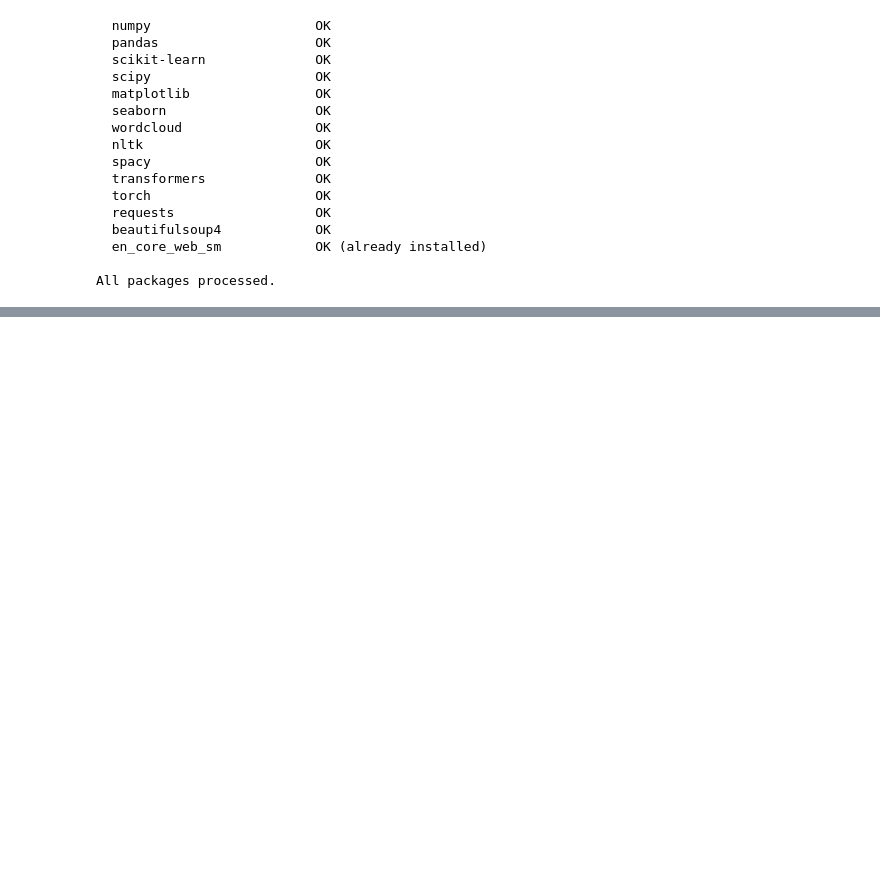
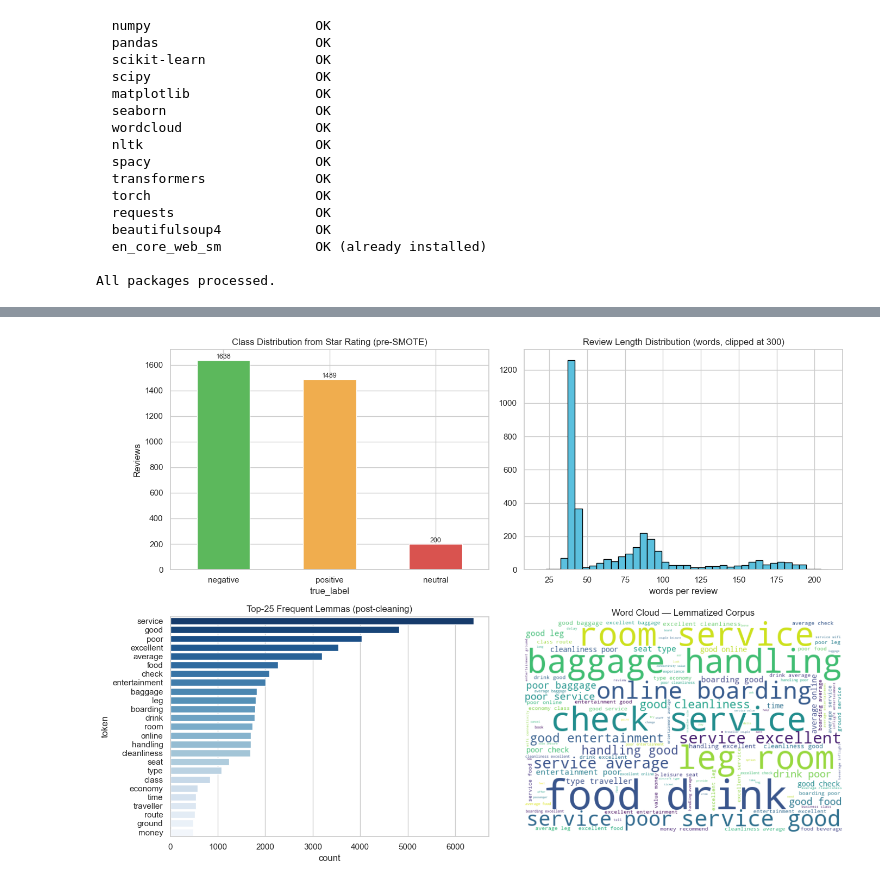
Before and after one commit to Larousse2001/SkyInsight, a Jupyter notebook: 10_NLP/airline_reviews_nlp_pipeline.ipynb, the cells around one changed output, grey strips where cells are left out. Saved outputs shown, nothing was run; the diff lists cells and outputs as text; code cells hidden in the pictures; blank space fills up the shorter version.

```diff
--- a/10_NLP/airline_reviews_nlp_pipeline.ipynb
+++ b/10_NLP/airline_reviews_nlp_pipeline.ipynb
@@ -233,0 +402,82 @@ Rows after cleaning: 3328
+# %%
+# 4b) Exploratory Data Analysis (EDA) — pre-modeling diagnostics
+import numpy as np
+import pandas as pd
+import matplotlib.pyplot as plt
+import seaborn as sns
+from collections import Counter
+from wordcloud import WordCloud
+
+sns.set_theme(style="whitegrid")
+
+# ---- VADER weak-label kept as a comparison signal (NOT the supervised target) ----
+import nltk
+nltk.download("vader_lexicon", quiet=True)
+from nltk.sentiment import SentimentIntensityAnalyzer
+_sia_eda = SentimentIntensityAnalyzer()
+
+def _quick_label(t):
+    c = _sia_eda.polarity_scores(t if isinstance(t, str) else "")["compound"]
+    if c >  0.05: return "positive"
+    if c < -0.05: return "negative"
+    return "neutral"
+
+df_all["eda_label"] = df_all["text_clean"].apply(_quick_label)
+
+# ---- TRUE labels (from star rating; the supervised target). Fallback to VADER where rating missing. ----
+if "true_label" not in df_all.columns:
+    df_all["true_label"] = None
+df_all["true_label"] = df_all["true_label"].where(df_all["true_label"].notna(), df_all["eda_label"])
+
+# ---- Length features ----
+df_all["char_len"]  = df_all["text_clean"].str.len()
+df_all["word_len"]  = df_all["text_clean"].str.split().str.len()
+
+print("Class distribution (TRUE labels from star rating):")
+print(df_all["true_label"].value_counts(), "\n")
+print("Class distribution (VADER weak label — comparison only):")
+print(df_all["eda_label"].value_counts(), "\n")
+print("Text length stats (words):")
+print(df_all["word_len"].describe().round(1))
+
+# ---- Visual EDA ----
+fig, axes = plt.subplots(2, 2, figsize=(14, 10))
+
+# (1) TRUE class distribution
+class_counts = df_all["true_label"].value_counts()
+class_counts.plot(kind="bar",
+                  ax=axes[0, 0],
+                  color=["#5cb85c", "#f0ad4e", "#d9534f"][:len(class_counts)])
+axes[0, 0].set_title("Class Distribution from Star Rating (pre-SMOTE)")
+axes[0, 0].set_ylabel("Reviews")
+axes[0, 0].tick_params(axis="x", rotation=0)
+for i, v in enumerate(class_counts.values):
+    axes[0, 0].text(i, v, str(v), ha="center", va="bottom", fontsize=9)
+
+# (2) Word-count histogram
+axes[0, 1].hist(df_all["word_len"].clip(upper=300), bins=40,
+                color="#5bc0de", edgecolor="black")
+axes[0, 1].set_title("Review Length Distribution (words, clipped at 300)")
+axes[0, 1].set_xlabel("words per review")
+
+# (3) Top-25 most frequent lemmas
+all_tokens = " ".join(df_all["text_nostop"].astype(str)).split()
+tok_counts = Counter(all_tokens).most_common(25)
+top_df = pd.DataFrame(tok_counts, columns=["token", "count"])
+sns.barplot(data=top_df, y="token", x="count", ax=axes[1, 0],
+            palette="Blues_r", hue="token", legend=False)
+axes[1, 0].set_title("Top-25 Frequent Lemmas (post-cleaning)")
+
+# (4) Word cloud (all reviews)
+wc = WordCloud(width=600, height=400, background_color="white",
+               colormap="viridis", max_words=120).generate(" ".join(all_tokens))
+axes[1, 1].imshow(wc, interpolation="bilinear")
+axes[1, 1].set_title("Word Cloud — Lemmatized Corpus")
+axes[1, 1].axis("off")
+
+plt.tight_layout()
+eda_path = OUTPUT_DIR / "nlp_eda.png"
+plt.savefig(eda_path, dpi=120, bbox_inches="tight")
+plt.show()
+print(f"\nSaved EDA figure: {eda_path}")
+# %% [output]
@@ -233,0 +501 @@ Rows after cleaning: 3328
+[figure, added]
```
Also changed, not shown: parts of 14 cells of this notebook, 26 other files.
